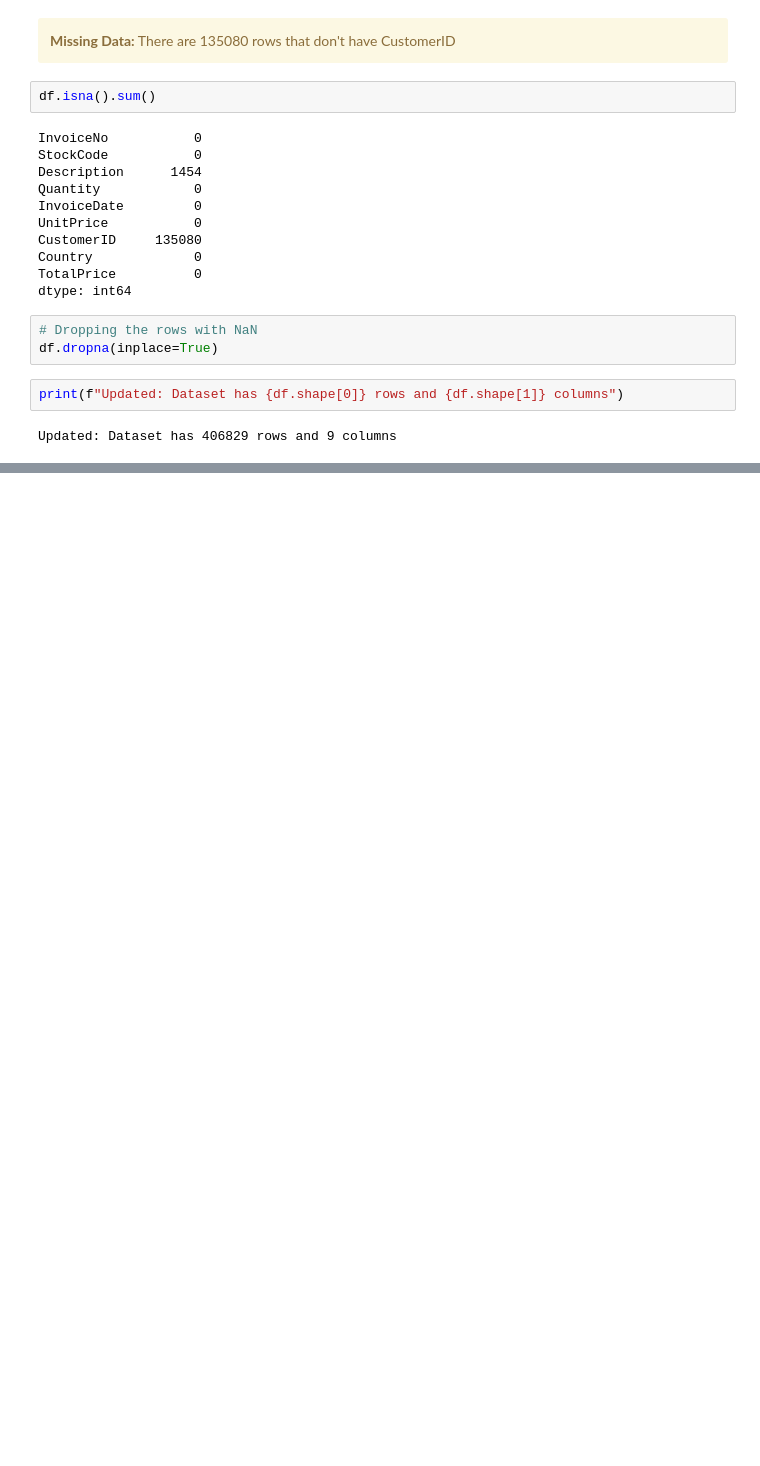
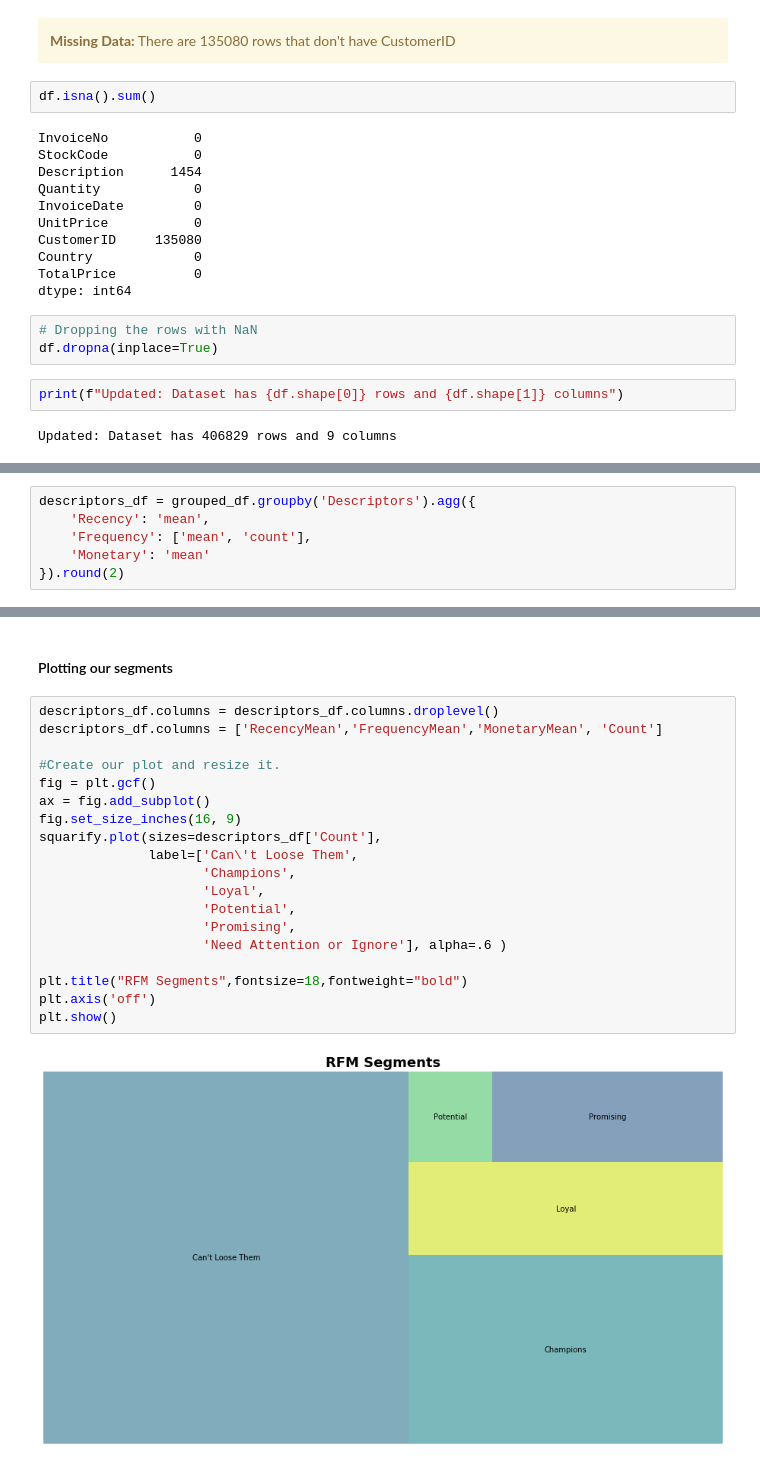
Before and after one commit to vincevertulfo/customer-segmentation, a Jupyter notebook: customer-segmentation.ipynb, the cells around one changed output, grey strips where cells are left out. Drawn from its saved outputs; the diff is of its cells as text; blank space fills up the shorter version.

```diff
--- a/customer-segmentation.ipynb
+++ b/customer-segmentation.ipynb
@@ -164,0 +225,6 @@ plt.show()
+# %%
+descriptors_df = grouped_df.groupby('Descriptors').agg({
+    'Recency': 'mean',
+    'Frequency': ['mean', 'count'],
+    'Monetary': 'mean'
+}).round(2)
@@ -164,0 +242,23 @@ plt.show()
+# %% [markdown]
+#### Plotting our segments
+# %%
+descriptors_df.columns = descriptors_df.columns.droplevel()
+descriptors_df.columns = ['RecencyMean','FrequencyMean','MonetaryMean', 'Count']
+
+#Create our plot and resize it.
+fig = plt.gcf()
+ax = fig.add_subplot()
+fig.set_size_inches(16, 9)
+squarify.plot(sizes=descriptors_df['Count'],
+              label=['Can\'t Loose Them',
+                     'Champions',
+                     'Loyal',
+                     'Potential',
+                     'Promising',
+                     'Need Attention or Ignore'], alpha=.6 )
+
+plt.title("RFM Segments",fontsize=18,fontweight="bold")
+plt.axis('off')
+plt.show()
+# %% [output]
+[figure, added]
```
Also changed, not shown: parts of 27 cells of this notebook, 1 other file.
